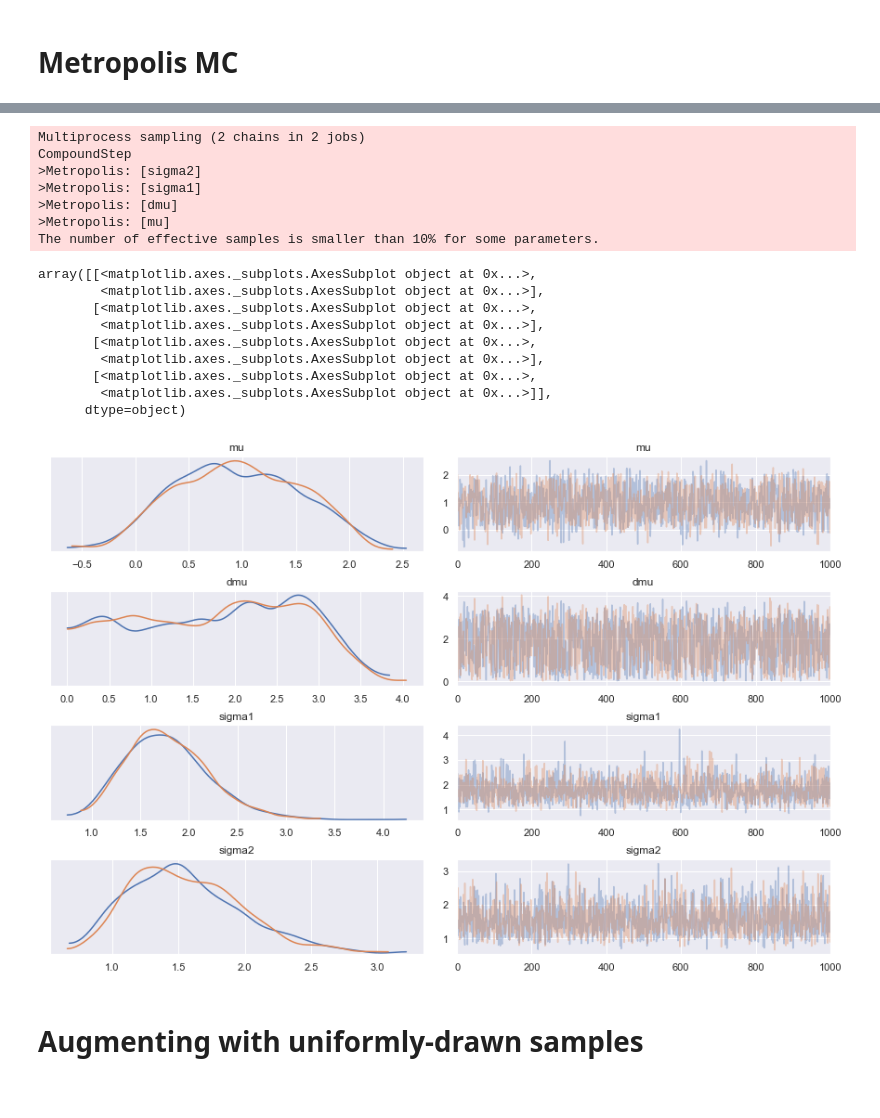
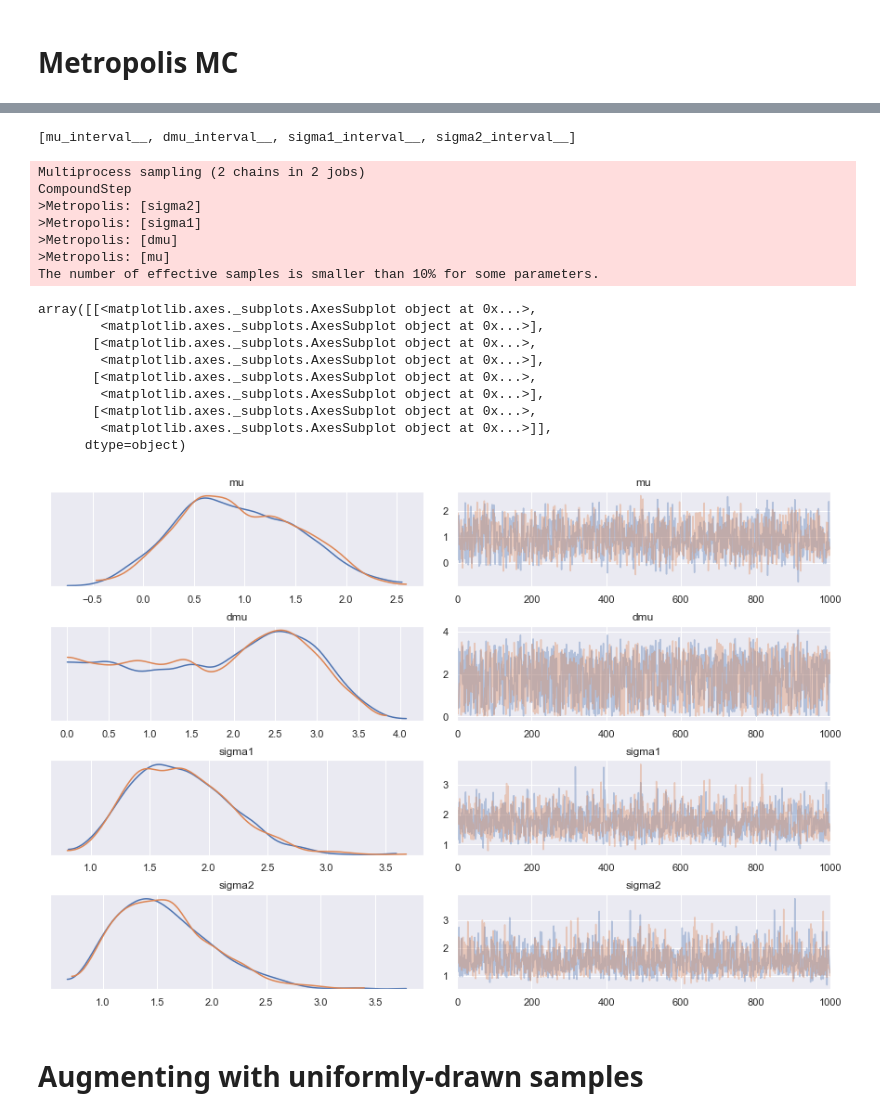
Before and after one commit to nguyentrunghai/BAR_estimator_for_Bayes_factors, a Jupyter notebook: mixture_of_two_gaussians_2.ipynb, the cells around one changed output, grey strips where cells are left out. Drawn from its saved outputs; the diff is of its cells as text; code cells hidden in the pictures.

```diff
--- a/mixture_of_two_gaussians_2.ipynb
+++ b/mixture_of_two_gaussians_2.ipynb
@@ -62,22 +60,21 @@ print(model_m1.vars)
 # %% [markdown]
 ## Model 2
 # %%
-with pm.Model() as model_m2:
-    w = pm.floatX([.5, .5])
-    sigmas = pm.floatX([1., 1])
+def make_model_m2():
+    with pm.Model() as model_m2:
+        w = pm.floatX([.5, .5])
+        sigmas = pm.floatX([1., 1])
 
-    mu = pm.Uniform("mu", lower=-10, upper=10)
-    dmu = pm.Uniform("dmu", lower=0, upper=10)
-    means = tt.zeros([2])
-    means = tt.set_subtensor(means[0], mu)
-    means = tt.set_subtensor(means[1], mu + dmu)
+        mu = pm.Uniform("mu", lower=-10, upper=10)
+        dmu = pm.Uniform("dmu", lower=0, upper=10)
+        means = tt.zeros([2])
+        means = tt.set_subtensor(means[0], mu)
+        means = tt.set_subtensor(means[1], mu + dmu)
 
-    sigma1 = pm.Uniform("sigma1", lower=0.1, upper=5)
-    sigma2 = pm.Uniform("sigma2", lower=0.1, upper=5)
-    sigmas = tt.zeros([2])
-    sigmas = tt.set_subtensor(sigmas[0], sigma1)
-    sigmas = tt.set_subtensor(sigmas[1], sigma2)
-
-    obs = pm.NormalMixture("obs", w=w, mu=means, sigma=sigmas, observed=x)
-
-print(model_m2.vars)
+        sigma1 = pm.Uniform("sigma1", lower=0.1, upper=5)
+        sigma2 = pm.Uniform("sigma2", lower=0.1, upper=5)
+        sigmas = tt.zeros([2])
+        sigmas = tt.set_subtensor(sigmas[0], sigma1)
+        sigmas = tt.set_subtensor(sigmas[1], sigma2)
+        obs = pm.NormalMixture("obs", w=w, mu=means, sigma=sigmas, observed=x)
+    return model_m2
@@ -104,6 +95,11 @@ Log10 marginal likelihood: -59.81417
 # %%
+model_m2 = make_model_m2()
+print(model_m2.vars)
+
 with model_m2:
     trace_m2 = pm.sample(SMC_STEPS, step=pm.SMC())
 pm.traceplot(trace_m2[::10])
 
 print("Log10 marginal likelihood: %0.5f" %(np.log10(model_m2.marginal_likelihood)))
+pickle.dump(model_m2, open("data/model_m2_smc.pickle", "wb"))
+del model_m2, trace_m2
@@ -193,23 +225,26 @@ array([[<matplotlib.axes._subplots.AxesSubplot object at 0x...>,
 # %%
+model_m2 = make_model_m2()
+print(model_m2.vars)
 with model_m2:
     trace_m2 = pm.sample(MET_STEPS, step=pm.Metropolis())
 pm.traceplot(trace_m2[::100])
 # %% [output]
-Multiprocess sampling (2 chains in 2 jobs)
-CompoundStep
->Metropolis: [sigma2]
->Metropolis: [sigma1]
->Metropolis: [dmu]
->Metropolis: [mu]
-The number of effective samples is smaller than 10% for some parameters.
+[mu_interval__, dmu_interval__, sigma1_interval__, sigma2_interval__]
-array([[<matplotlib.axes._subplots.AxesSubplot object at 0x...>,
-        <matplotlib.axes._subplots.AxesSubplot object at 0x...>],
-       [<matplotlib.axes._subplots.AxesSubplot object at 0x...>,
-        <matplotlib.axes._subplots.AxesSubplot object at 0x...>],
-       [<matplotlib.axes._subplots.AxesSubplot object at 0x...>,
-        <matplotlib.axes._subplots.AxesSubplot object at 0x...>],
-       [<matplotlib.axes._subplots.AxesSubplot object at 0x...>,
-        <matplotlib.axes._subplots.AxesSubplot object at 0x...>]],
-      dtype=object)
+Multiprocess sampling (2 chains in 2 jobs)
+CompoundStep
+>Metropolis: [sigma2]
+>Metropolis: [sigma1]
+>Metropolis: [dmu]
+>Metropolis: [mu]
+The number of effective samples is smaller than 10% for some parameters.
+array([[<matplotlib.axes._subplots.AxesSubplot object at 0x...>,
+        <matplotlib.axes._subplots.AxesSubplot object at 0x...>],
+       [<matplotlib.axes._subplots.AxesSubplot object at 0x...>,
+        <matplotlib.axes._subplots.AxesSubplot object at 0x...>],
+       [<matplotlib.axes._subplots.AxesSubplot object at 0x...>,
+        <matplotlib.axes._subplots.AxesSubplot object at 0x...>],
+       [<matplotlib.axes._subplots.AxesSubplot object at 0x...>,
+        <matplotlib.axes._subplots.AxesSubplot object at 0x...>]],
+      dtype=object)
-[figure, old version]
+[figure, new version]
 # %%
```
Also changed, not shown: parts of 21 cells of this notebook.
